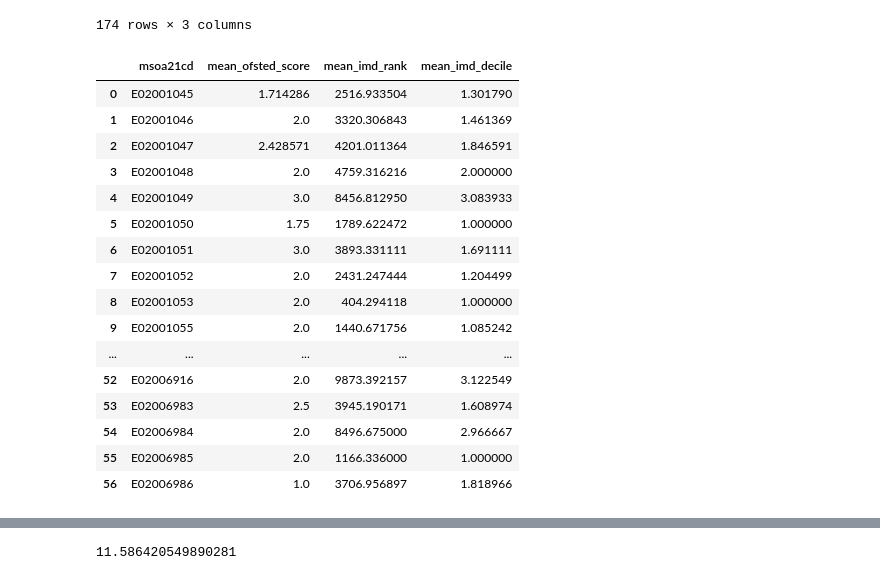
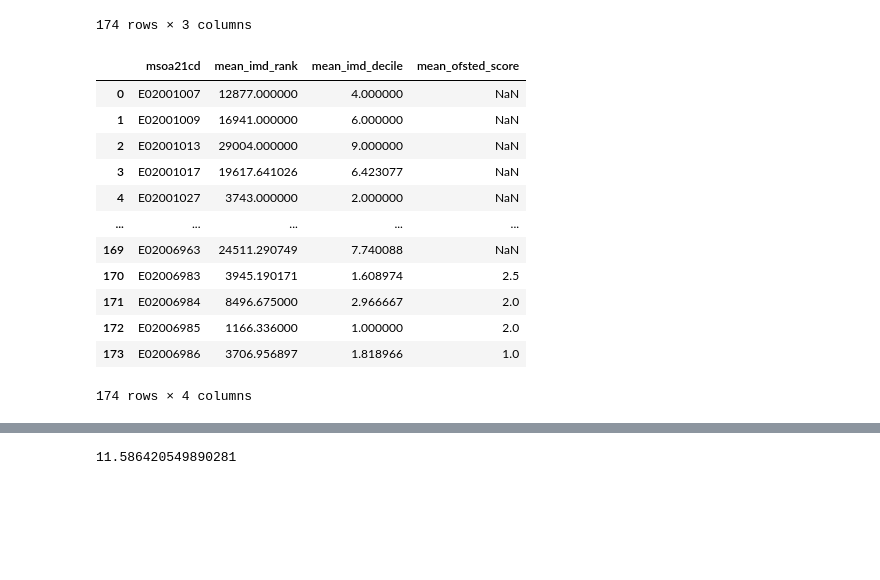
Before and after one commit to jonathanskuy/manchester-property-vs-education, a Jupyter notebook: notebooks/manchester_property_vs_education.ipynb, the cells around one changed output, grey strips where cells are left out. Cells and saved outputs as stored; diff of their text form; code cells hidden in the pictures; blank space fills up the shorter version.

```diff
--- a/notebooks/manchester_property_vs_education.ipynb
+++ b/notebooks/manchester_property_vs_education.ipynb
@@ -745,29 +745,25 @@ df_imd_msoa
 | 173 | E02006986 | 3706.956897 | 1.818966 |
 174 rows × 3 columns
 # %%
-# Merging the IMD dataset into df_msoa_ofsted
+# Merging df_msoa_ofsted into the IMD dataset
 
-df_msoa_ofsted_imd = df_msoa_ofsted.merge(df_imd_msoa, on='msoa21cd', how='left')
+df_msoa_ofsted_imd = df_imd_msoa.merge(df_msoa_ofsted, on='msoa21cd', how='left')
 
 df_msoa_ofsted_imd
 # %% [output]
-|  | msoa21cd | mean_ofsted_score | mean_imd_rank | mean_imd_decile |
-| 0 | E02001045 | 1.714286 | 2516.933504 | 1.301790 |
-| 1 | E02001046 | 2.0 | 3320.306843 | 1.461369 |
-| 2 | E02001047 | 2.428571 | 4201.011364 | 1.846591 |
-| 3 | E02001048 | 2.0 | 4759.316216 | 2.000000 |
-| 4 | E02001049 | 3.0 | 8456.812950 | 3.083933 |
-| 5 | E02001050 | 1.75 | 1789.622472 | 1.000000 |
-| 6 | E02001051 | 3.0 | 3893.331111 | 1.691111 |
-| 7 | E02001052 | 2.0 | 2431.247444 | 1.204499 |
-| 8 | E02001053 | 2.0 | 404.294118 | 1.000000 |
-| 9 | E02001055 | 2.0 | 1440.671756 | 1.085242 |
+|  | msoa21cd | mean_imd_rank | mean_imd_decile | mean_ofsted_score |
+| 0 | E02001007 | 12877.000000 | 4.000000 | NaN |
+| 1 | E02001009 | 16941.000000 | 6.000000 | NaN |
+| 2 | E02001013 | 29004.000000 | 9.000000 | NaN |
+| 3 | E02001017 | 19617.641026 | 6.423077 | NaN |
+| 4 | E02001027 | 3743.000000 | 2.000000 | NaN |
 | ... | ... | ... | ... | ... |
-| 52 | E02006916 | 2.0 | 9873.392157 | 3.122549 |
-| 53 | E02006983 | 2.5 | 3945.190171 | 1.608974 |
-| 54 | E02006984 | 2.0 | 8496.675000 | 2.966667 |
-| 55 | E02006985 | 2.0 | 1166.336000 | 1.000000 |
-| 56 | E02006986 | 1.0 | 3706.956897 | 1.818966 |
+| 169 | E02006963 | 24511.290749 | 7.740088 | NaN |
+| 170 | E02006983 | 3945.190171 | 1.608974 | 2.5 |
+| 171 | E02006984 | 8496.675000 | 2.966667 | 2.0 |
+| 172 | E02006985 | 1166.336000 | 1.000000 | 2.0 |
+| 173 | E02006986 | 3706.956897 | 1.818966 | 1.0 |
+174 rows × 4 columns
 # %%
 # Merging df_msoa_ofsted_imd into df_transactions_manchester
 
```
Also changed, not shown: parts of 6 cells of this notebook, 1 other file.
